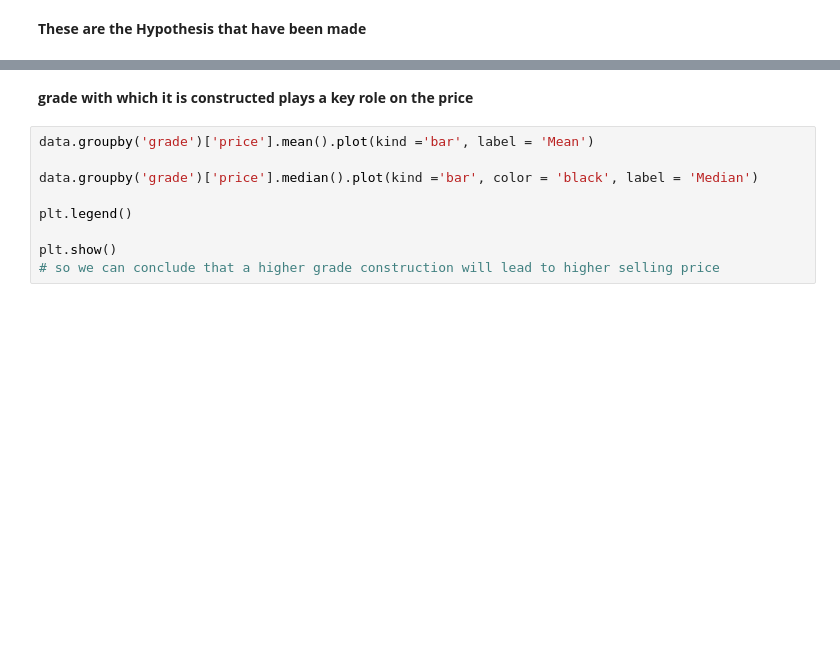
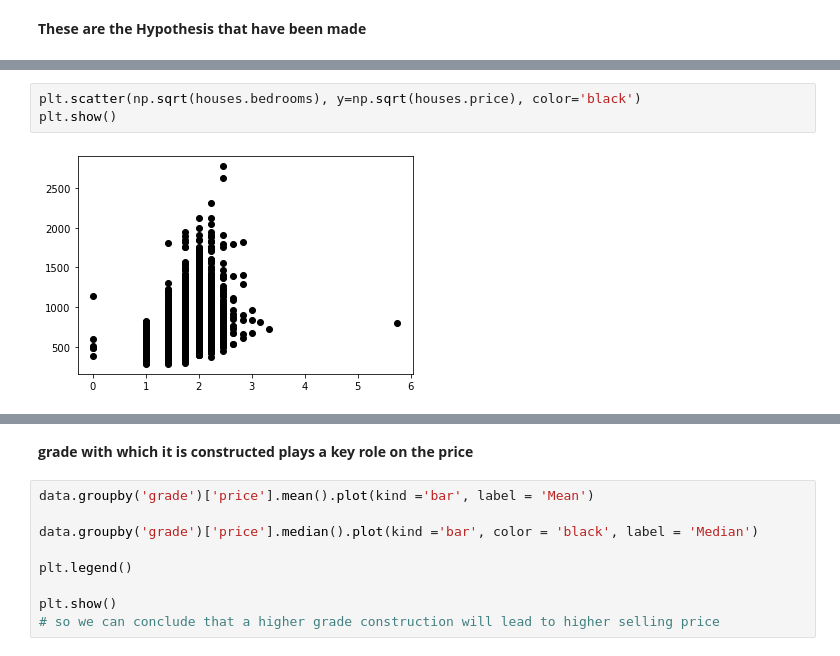
Before and after one commit to vaibhavvarmadv/HousePricePrediction, a Jupyter notebook: EDA.ipynb, the cells around one changed output, grey strips where cells are left out. Drawn from its saved outputs; the diff is of its cells as text; blank space fills up the shorter version.

```diff
--- a/EDA.ipynb
+++ b/EDA.ipynb
@@ -59,0 +152,5 @@ data
+# %%
+plt.scatter(np.sqrt(houses.bedrooms), y=np.sqrt(houses.price), color='black')
+plt.show()
+# %% [output]
+[figure, added]
```
Also changed, not shown: parts of 93 cells of this notebook, 1 other file.
